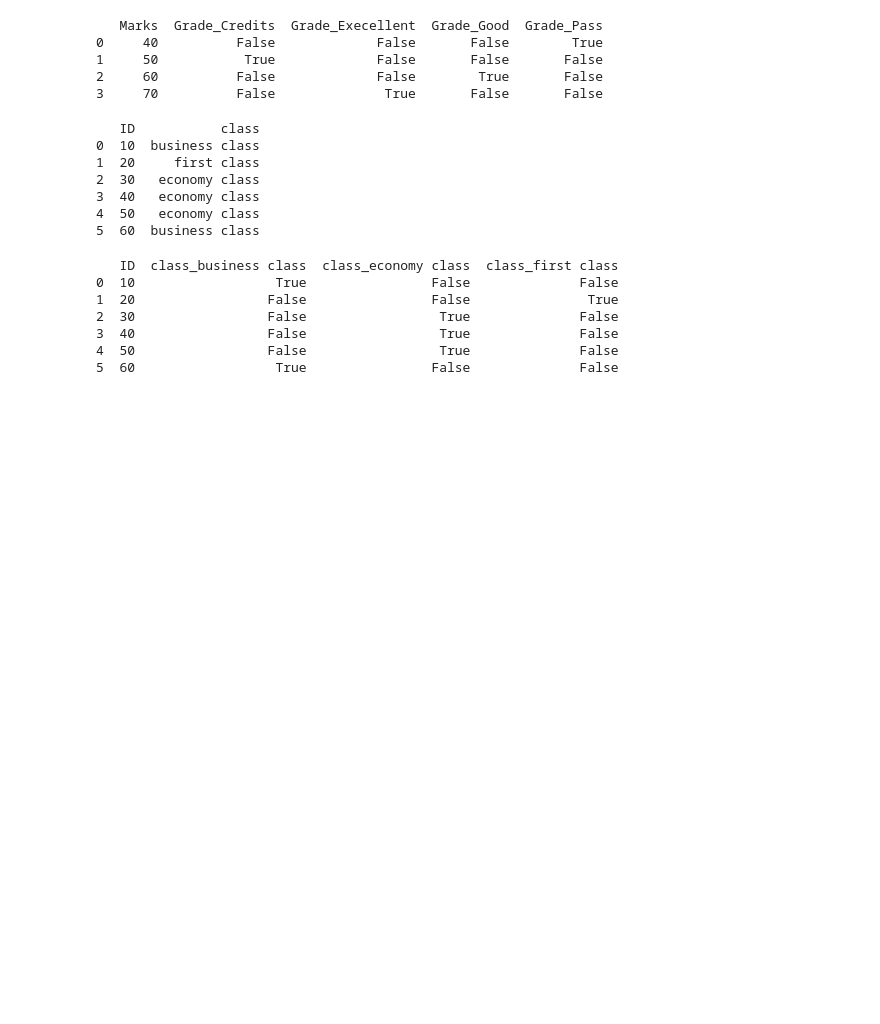
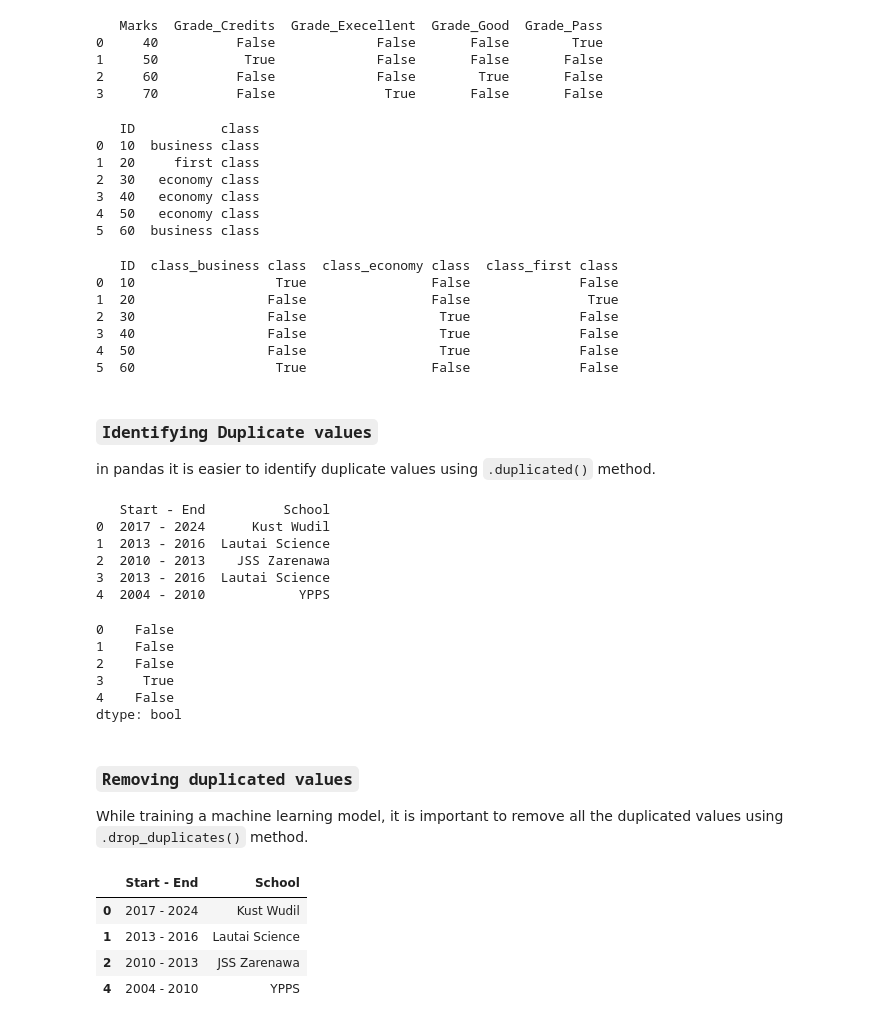
Before and after one commit to HABUDANHAYABK/ArewaDS-Machine-Learning, a Jupyter notebook: Data-Preparation/data_preparation.ipynb, the cells around one changed output. Cells and saved outputs as stored; diff of their text form; code cells hidden in the pictures; blank space fills up the shorter version.

Commit message:
Identifying duplicated values and drop them

```diff
--- a/Data-Preparation/data_preparation.ipynb
+++ b/Data-Preparation/data_preparation.ipynb
@@ -492,3 +492,43 @@ print(one_hot)
 3  40                 False                 True              False
 4  50                 False                 True              False
 5  60                  True                False              False
+# %% [markdown]
+### `Identifying Duplicate values`
+
+in pandas it is easier to identify duplicate values using `.duplicated()` method.
+# %%
+my_school = pd.DataFrame({
+    "School": ["Kust Wudil", "Lautai Science", "JSS Zarenawa", "Lautai Science","YPPS"],
+    "Start - End": ["2017 - 2024", "2013 - 2016", "2010 - 2013", "2013 - 2016", "2004 - 2010"]
+}, columns=["Start - End", "School"])
+
+print(my_school)
+# %% [output]
+   Start - End          School
+0  2017 - 2024      Kust Wudil
+1  2013 - 2016  Lautai Science
+2  2010 - 2013    JSS Zarenawa
+3  2013 - 2016  Lautai Science
+4  2004 - 2010            YPPS
+# %%
+# check for duplicate
+print(my_school.duplicated())
+# %% [output]
+0    False
+1    False
+2    False
+3     True
+4    False
+dtype: bool
+# %% [markdown]
+### `Removing duplicated values`
+
+While training a machine learning model, it is important to remove all the duplicated values using `.drop_duplicates()` method.
+# %%
+my_school.drop_duplicates()
+# %% [output]
+|  | Start - End | School |
+| 0 | 2017 - 2024 | Kust Wudil |
+| 1 | 2013 - 2016 | Lautai Science |
+| 2 | 2010 - 2013 | JSS Zarenawa |
+| 4 | 2004 - 2010 | YPPS |
```
Also changed, not shown: parts of 7 cells of this notebook.
